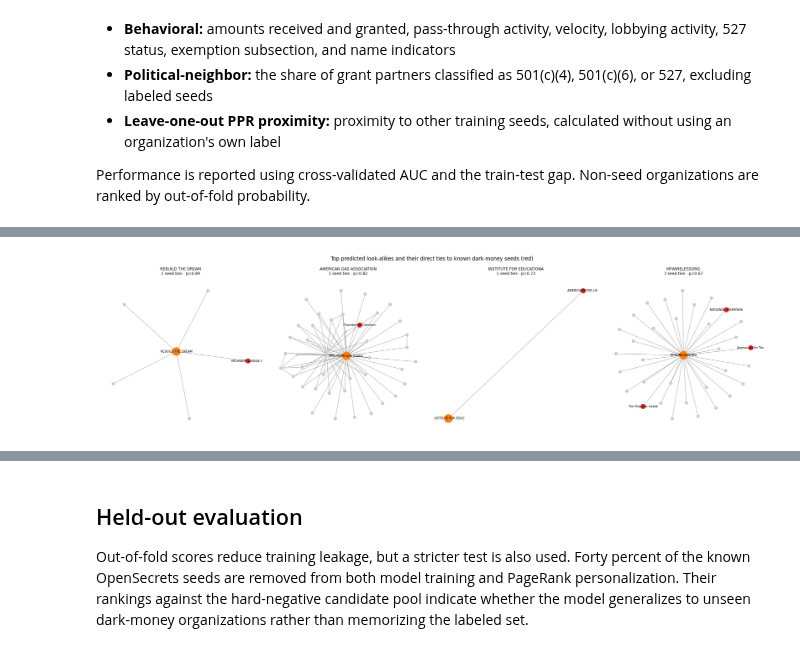
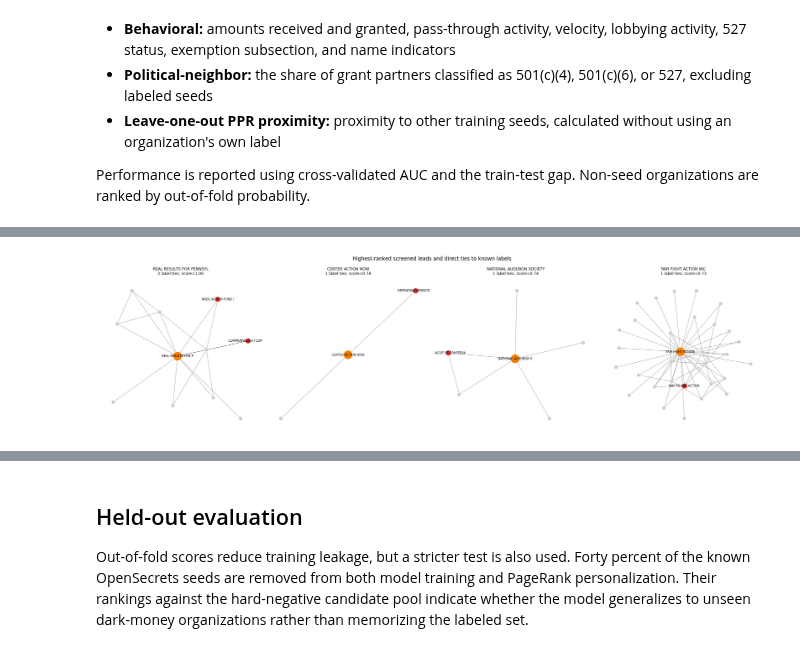
Before and after one commit to team-glass-house/influence-network, a Jupyter notebook: notebooks/lda_irs_name_state_analysis.ipynb, the cells around one changed output, grey strips where cells are left out. Saved outputs shown, nothing was run; the diff lists cells and outputs as text; code cells hidden in the pictures.

```diff
--- a/notebooks/lda_irs_name_state_analysis.ipynb
+++ b/notebooks/lda_irs_name_state_analysis.ipynb
@@ -1041,21 +1601,38 @@ ax.axis("off"); plt.tight_layout(); plt.show()
 # %%
-# NetworkX ego close-ups: why the top look-alikes were flagged (their direct grant ties to seeds).
-top_leads_list = leads.head(4).ein.tolist()
+# Ego close-ups for the highest-ranked screened leads and their direct grant ties.
+top_leads_list = filtered_leads.head(4).ein.tolist()
 Gu = G.to_undirected()
 fig, axes = plt.subplots(1, len(top_leads_list), figsize=(22, 6))
 for ax, center in zip(axes, top_leads_list):
     ego = nx.ego_graph(Gu, center, radius=1)
     posE = nx.spring_layout(ego, seed=3)
-    col = ["#d62728" if n in seed_set else "#ff7f0e" if n == center else "#cccccc" for n in ego.nodes]
-    sz  = [420 if n == center else 150 if n in seed_set else 70 for n in ego.nodes]
+    colors = ["#D62828" if node in seed_set else "#F77F00" if node == center else "#CCCCCC" for node in ego.nodes]
+    sizes = [420 if node == center else 150 if node in seed_set else 70 for node in ego.nodes]
     nx.draw_networkx_edges(ego, posE, alpha=0.3, ax=ax)
-    nx.draw_networkx_nodes(ego, posE, node_color=col, node_size=sz, edgecolors="white", linewidths=0.4, ax=ax)
-    nx.draw_networkx_labels(ego, posE, font_size=7, ax=ax,
-                            labels={n: name_of.get(n, n)[:18] for n in ego.nodes if n == center or n in seed_set})
-    n_seed_ties = sum(1 for nb in ego.neighbors(center) if nb in seed_set)
-    ax.set_title(f"{name_of.get(center, center)[:24]}\n{n_seed_ties} seed ties · p={prob_of.get(center, 0):.2f}", fontsize=9)
+    nx.draw_networkx_nodes(
+        ego, posE, node_color=colors, node_size=sizes,
+        edgecolors="white", linewidths=0.4, ax=ax,
+    )
+    nx.draw_networkx_labels(
+        ego,
+        posE,
+        font_size=7,
+        ax=ax,
+        labels={
+            node: name_of.get(node, node)[:18]
+            for node in ego.nodes
+            if node == center or node in seed_set
+        },
+    )
+    seed_ties = sum(1 for neighbor in ego.neighbors(center) if neighbor in seed_set)
+    ax.set_title(
+        f"{name_of.get(center, center)[:24]}\n"
+        f"{seed_ties} label ties; score={prob_of.get(center, 0):.2f}",
+        fontsize=9,
+    )
     ax.axis("off")
-fig.suptitle("Top predicted look-alikes and their direct ties to known dark-money seeds (red)", fontsize=12)
-plt.tight_layout(); plt.show()
+fig.suptitle("Highest-ranked screened leads and direct ties to known labels", fontsize=12)
+plt.tight_layout()
+plt.show()
 # %% [output]
-[figure, old version]
+[figure, new version]
```
Also changed, not shown: parts of 23 cells of this notebook.
